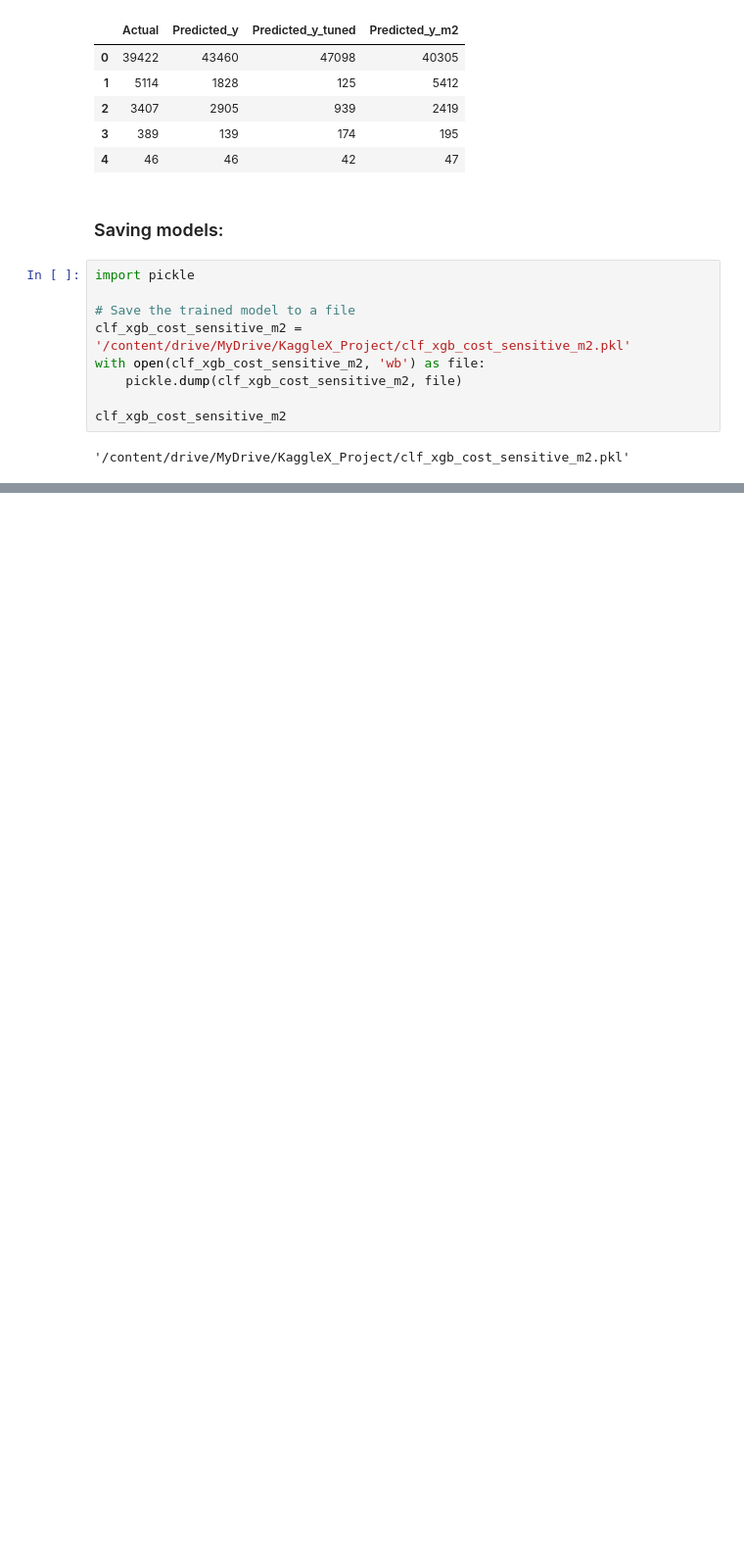
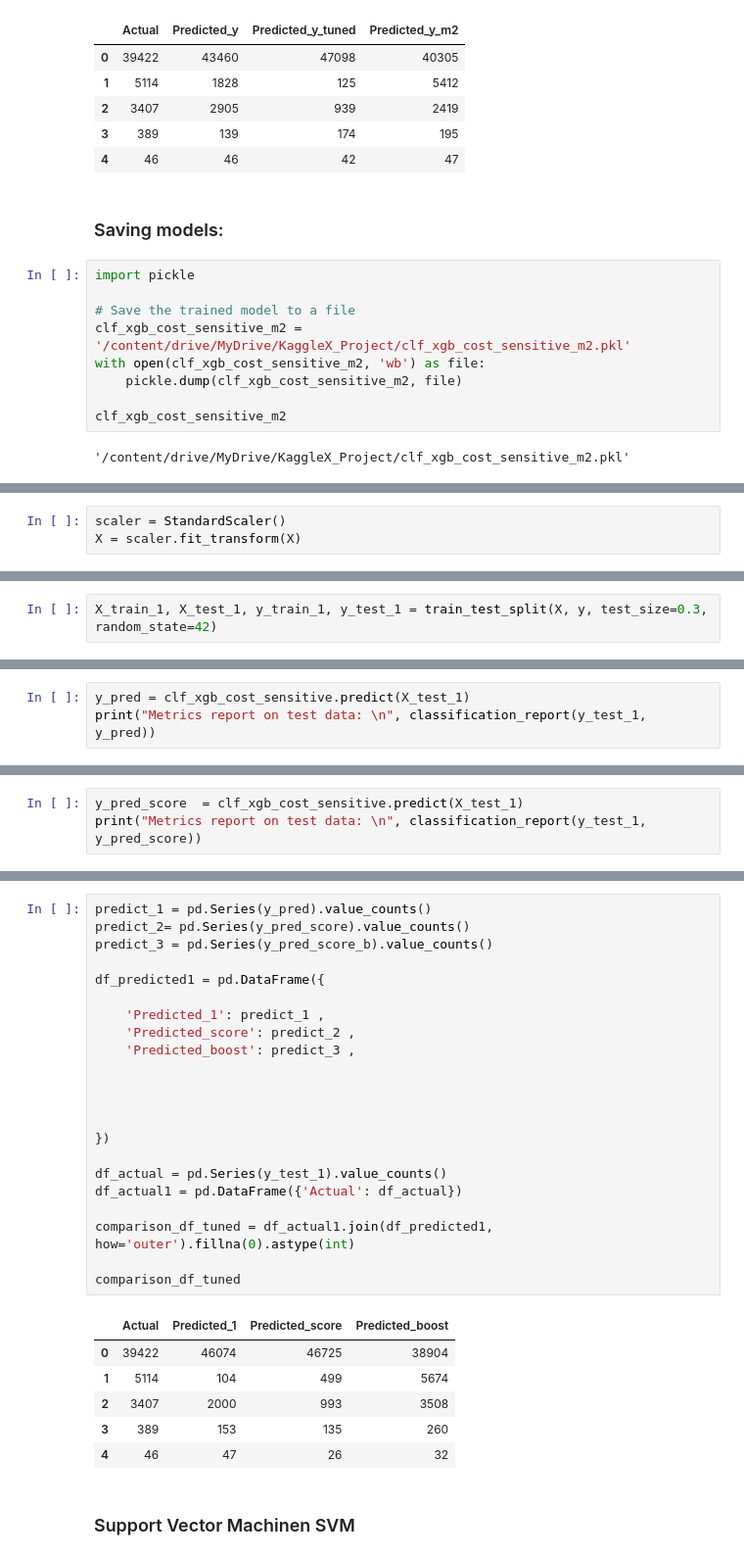
Before and after one commit to tania-martynenko/KaggleX_Project, a Jupyter notebook: Car_Accident_Project_Machine_Learning.ipynb, the cells around one changed output, grey strips where cells are left out. Shown at 98% size. Saved outputs shown, nothing was run; the diff lists cells and outputs as text; blank space fills up the shorter version.

```diff
--- a/Car_Accident_Project_Machine_Learning.ipynb
+++ b/Car_Accident_Project_Machine_Learning.ipynb
@@ -1465,0 +1758,3 @@ clf_xgb_cost_sensitive_m2
+# %%
+scaler = StandardScaler()
+X = scaler.fit_transform(X)
@@ -1465,0 +1771,2 @@ clf_xgb_cost_sensitive_m2
+# %%
+X_train_1, X_test_1, y_train_1, y_test_1 = train_test_split(X, y, test_size=0.3, random_state=42)
@@ -1465,0 +2004,3 @@ clf_xgb_cost_sensitive_m2
+# %%
+y_pred = clf_xgb_cost_sensitive.predict(X_test_1)
+print("Metrics report on test data: \n", classification_report(y_test_1, y_pred))
@@ -1465,0 +2126,3 @@ clf_xgb_cost_sensitive_m2
+# %%
+y_pred_score  = clf_xgb_cost_sensitive.predict(X_test_1)
+print("Metrics report on test data: \n", classification_report(y_test_1, y_pred_score))
@@ -1465,0 +2214,31 @@ clf_xgb_cost_sensitive_m2
+# %%
+predict_1 = pd.Series(y_pred).value_counts()
+predict_2= pd.Series(y_pred_score).value_counts()
+predict_3 = pd.Series(y_pred_score_b).value_counts()
+
+df_predicted1 = pd.DataFrame({
+
+    'Predicted_1': predict_1 ,
+    'Predicted_score': predict_2 ,
+    'Predicted_boost': predict_3 ,
+
+
+
+
+})
+
+df_actual = pd.Series(y_test_1).value_counts()
+df_actual1 = pd.DataFrame({'Actual': df_actual})
+
+comparison_df_tuned = df_actual1.join(df_predicted1, how='outer').fillna(0).astype(int)
+
+comparison_df_tuned
+# %% [output]
+|  | Actual | Predicted_1 | Predicted_score | Predicted_boost |
+| 0 | 39422 | 46074 | 46725 | 38904 |
+| 1 | 5114 | 104 | 499 | 5674 |
+| 2 | 3407 | 2000 | 993 | 3508 |
+| 3 | 389 | 153 | 135 | 260 |
+| 4 | 46 | 47 | 26 | 32 |
+# %% [markdown]
+### Support Vector Machinen SVM
```
Also changed, not shown: parts of 72 cells of this notebook.
